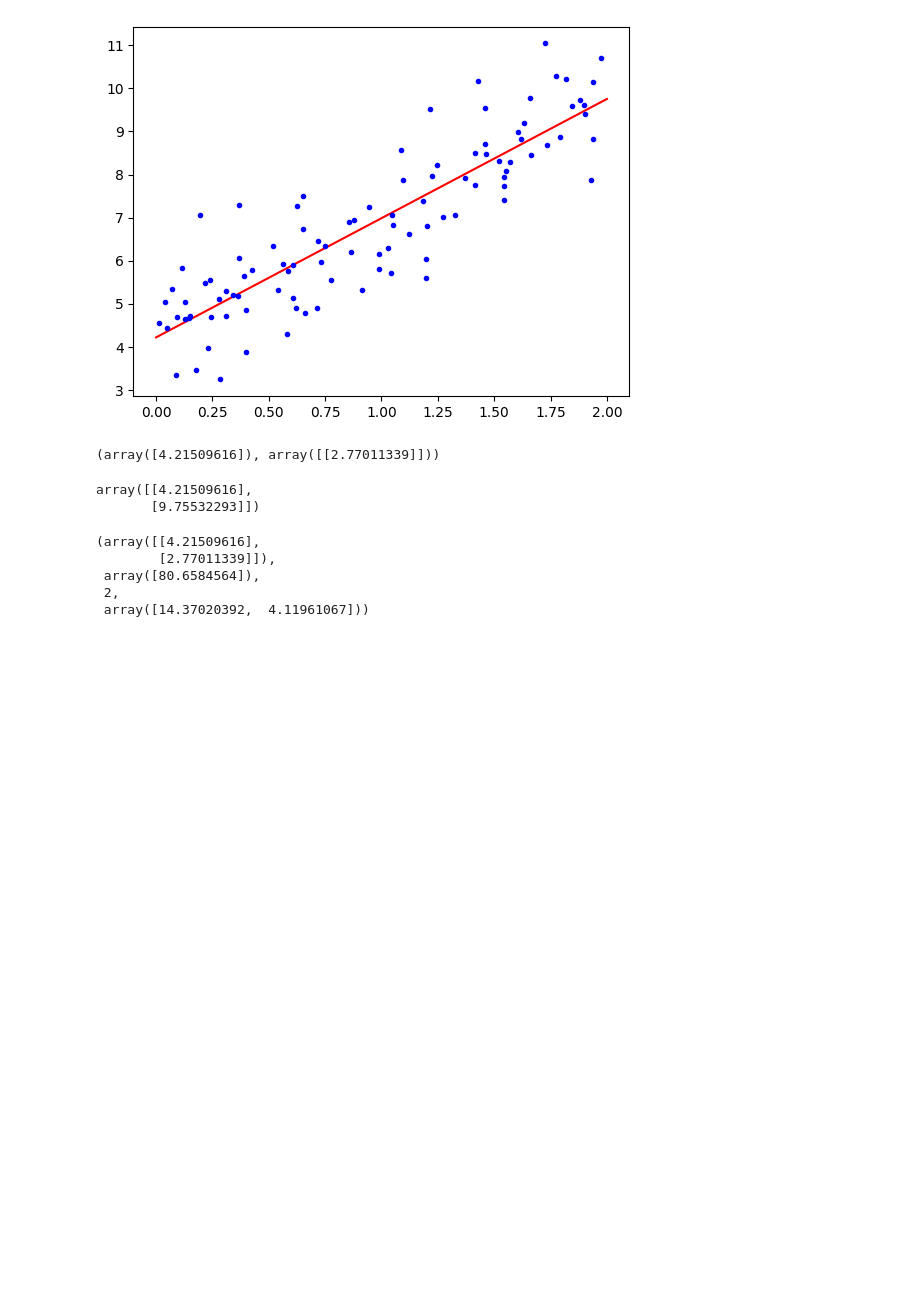
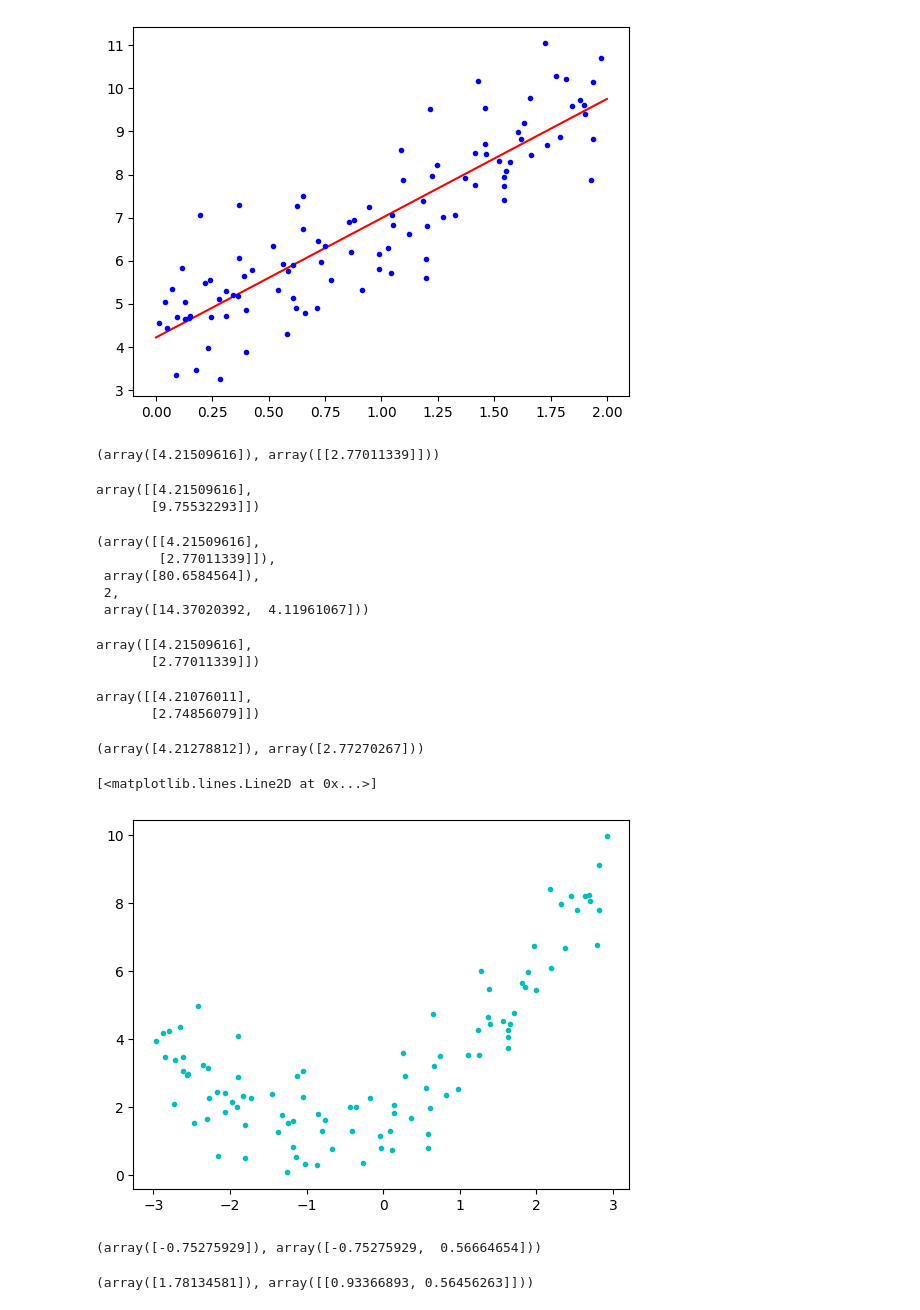
Before and after one commit to rlid/hands_on_ml, a Jupyter notebook: ch4.ipynb, the cells around one changed output. Saved outputs shown, nothing was run; the diff lists cells and outputs as text; code cells hidden in the pictures; blank space fills up the shorter version.

```diff
--- a/ch4.ipynb
+++ b/ch4.ipynb
@@ -58,3 +58,78 @@ theta_best_svd, residuals, rank, s
  array([80.6584564]),
  2,
  array([14.37020392,  4.11961067]))
+# %%
+eta = 0.1
+n_epochs = 1000
+m = len(X_b)
+
+np.random.seed(42)
+theta = np.random.randn(2, 1)
+
+for epoch in range(n_epochs):
+    g = 2 / m * X_b.T @ (X_b @ theta - y)
+    theta = theta - eta * g
+
+theta
+# %% [output]
+array([[4.21509616],
+       [2.77011339]])
+# %%
+n_epochs = 50
+t0, t1 = 5, 50
+
+def learning_schedule(t):
+    return t0 / (t + t1)
+
+np.random.seed(42)
+theta = np.random.randn(2, 1)
+
+for epoch in range(n_epochs):
+    for iteration in range(m):
+        random_index = np.random.randint(m)
+        xi = X_b[random_index:(random_index + 1)]
+        yi = y[random_index:(random_index + 1)]
+        gradients = 2 * xi.T @ (xi @ theta - yi)
+        eta = learning_schedule(epoch * m + iteration)
+        theta = theta - eta * gradients
+
+theta
+# %% [output]
+array([[4.21076011],
+       [2.74856079]])
+# %%
+from sklearn.linear_model import SGDRegressor
+
+sgd_reg = SGDRegressor(max_iter=1000, tol=1e-5, penalty=None, eta0=0.01, n_iter_no_change=100, random_state=42)
+sgd_reg.fit(X, y.ravel())
+
+sgd_reg.intercept_, sgd_reg.coef_
+# %% [output]
+(array([4.21278812]), array([2.77270267]))
+# %%
+np.random.seed(42)
+m = 100
+X = 6 * np.random.rand(m, 1) - 3
+y = 0.5 * X * X + X + 2 + np.random.randn(m, 1)
+
+plt.plot(X, y, 'c.')
+# %% [output]
+[<matplotlib.lines.Line2D at 0x...>]
+[figure, added]
+# %%
+from sklearn.preprocessing import PolynomialFeatures
+
+poly_features = PolynomialFeatures(degree=2, include_bias=False)
+
+X_poly = poly_features.fit_transform(X)
+
+X[0], X_poly[0]
+# %% [output]
+(array([-0.75275929]), array([-0.75275929,  0.56664654]))
+# %%
+lin_reg = LinearRegression()
+lin_reg.fit(X_poly, y)
+
+lin_reg.intercept_, lin_reg.coef_
+# %% [output]
+(array([1.78134581]), array([[0.93366893, 0.56456263]]))
```
Also changed, not shown: parts of 26 cells of this notebook, 1 other file.
